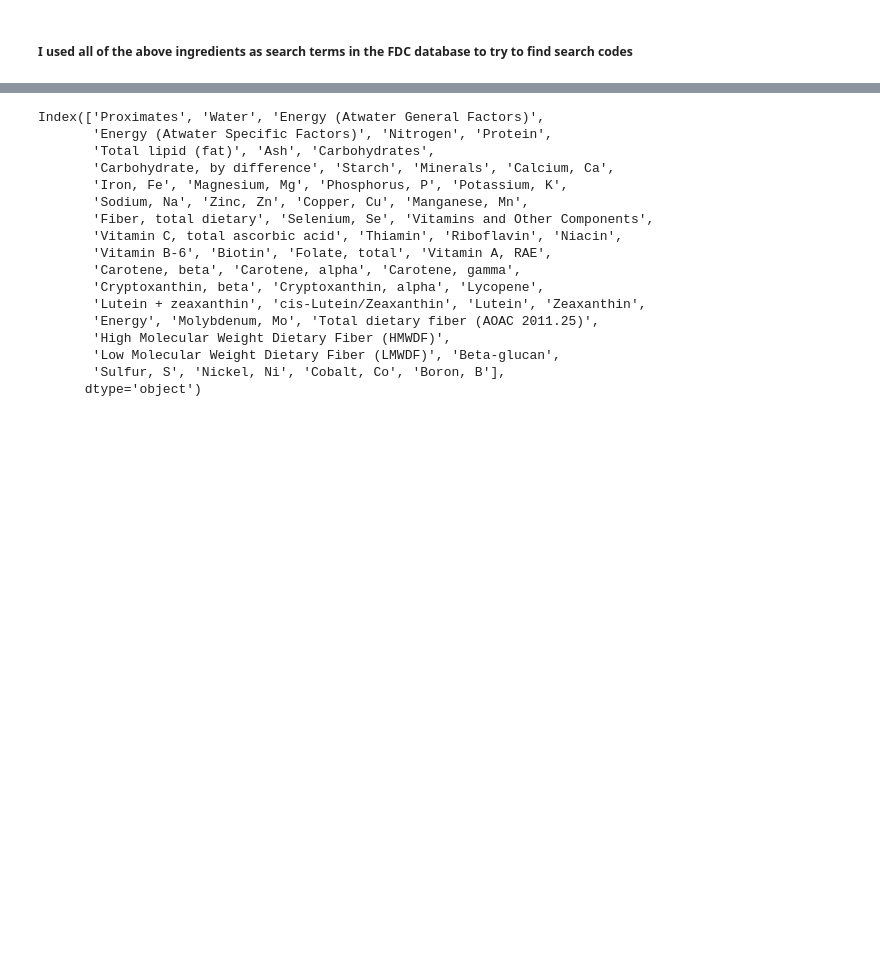
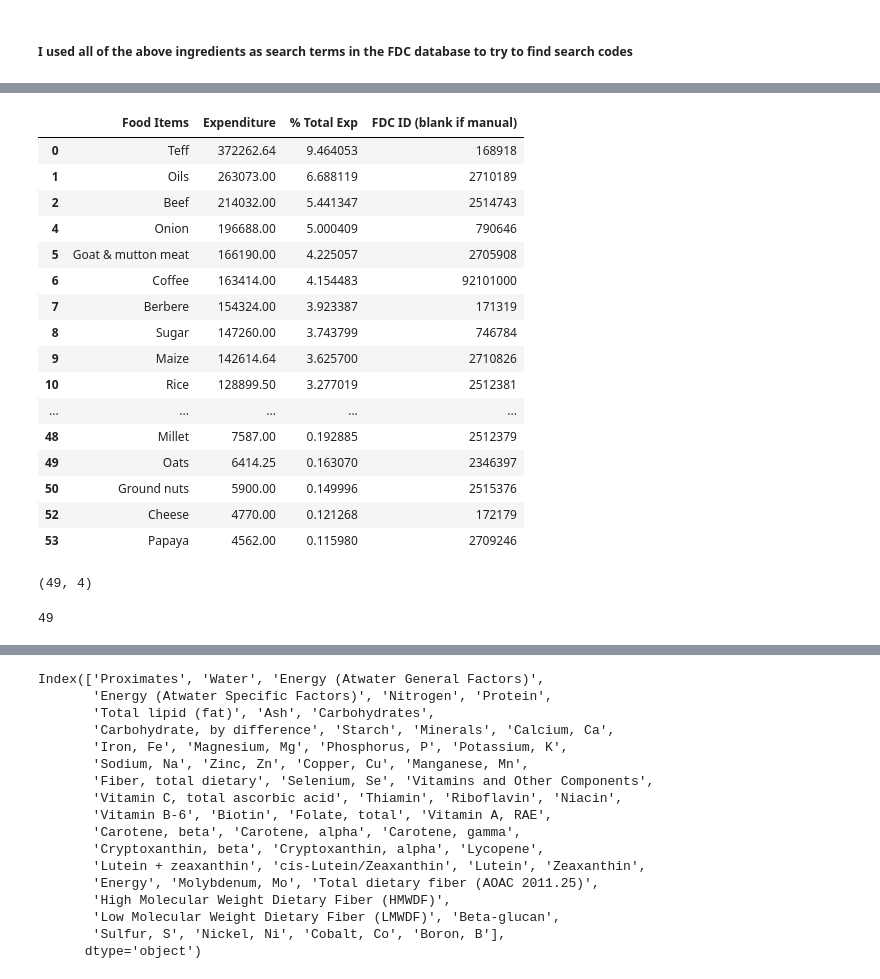
Before and after one commit to Guilherme4536/EEP153-P3, a Jupyter notebook: Establishing Nutrients.ipynb, the cells around one changed output, grey strips where cells are left out. Cells and saved outputs as stored; diff of their text form; code cells hidden in the pictures; blank space fills up the shorter version.

```diff
--- a/Establishing Nutrients.ipynb
+++ b/Establishing Nutrients.ipynb
@@ -250,0 +415,31 @@ Name: Carrot, dtype: float64
+# %%
+inputstotal["FDC_ID_numeric"] = pd.to_numeric(inputstotal["FDC ID (blank if manual)"], errors='coerce')
+inputstotalfiltered = inputstotal[inputstotal["FDC_ID_numeric"].notna()].drop(columns = ['FDC_ID_numeric'])
+manual_items = inputstotal[~inputstotal["FDC_ID_numeric"].notna()].drop(columns = ['FDC_ID_numeric'])
+inputstotalfiltered
+# %% [output]
+|  | Food Items | Expenditure | % Total Exp | FDC ID (blank if manual) |
+| 0 | Teff | 372262.64 | 9.464053 | 168918 |
+| 1 | Oils | 263073.00 | 6.688119 | 2710189 |
+| 2 | Beef | 214032.00 | 5.441347 | 2514743 |
+| 4 | Onion | 196688.00 | 5.000409 | 790646 |
+| 5 | Goat & mutton meat | 166190.00 | 4.225057 | 2705908 |
+| 6 | Coffee | 163414.00 | 4.154483 | 92101000 |
+| 7 | Berbere | 154324.00 | 3.923387 | 171319 |
+| 8 | Sugar | 147260.00 | 3.743799 | 746784 |
+| 9 | Maize | 142614.64 | 3.625700 | 2710826 |
+| 10 | Rice | 128899.50 | 3.277019 | 2512381 |
+| ... | ... | ... | ... | ... |
+| 48 | Millet | 7587.00 | 0.192885 | 2512379 |
+| 49 | Oats | 6414.25 | 0.163070 | 2346397 |
+| 50 | Ground nuts | 5900.00 | 0.149996 | 2515376 |
+| 52 | Cheese | 4770.00 | 0.121268 | 172179 |
+| 53 | Papaya | 4562.00 | 0.115980 | 2709246 |
+# %%
+inputstotalfiltered.shape
+# %% [output]
+(49, 4)
+# %%
+len(inputstotalfiltered['Food Items'])
+# %% [output]
+49
```
Also changed, not shown: parts of 23 cells of this notebook.
